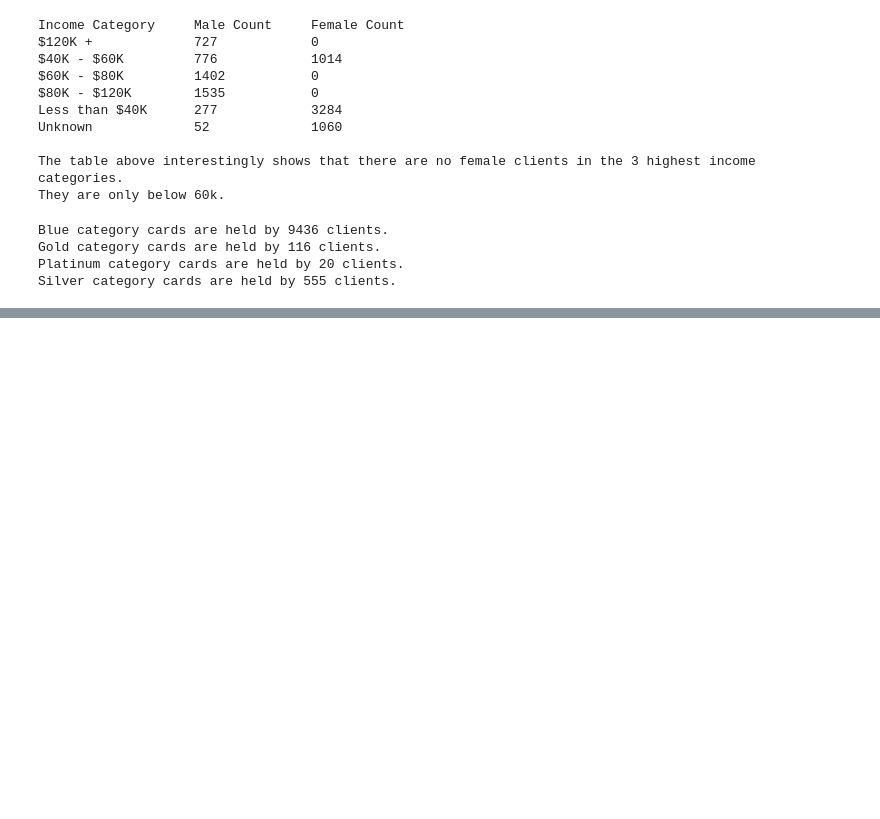
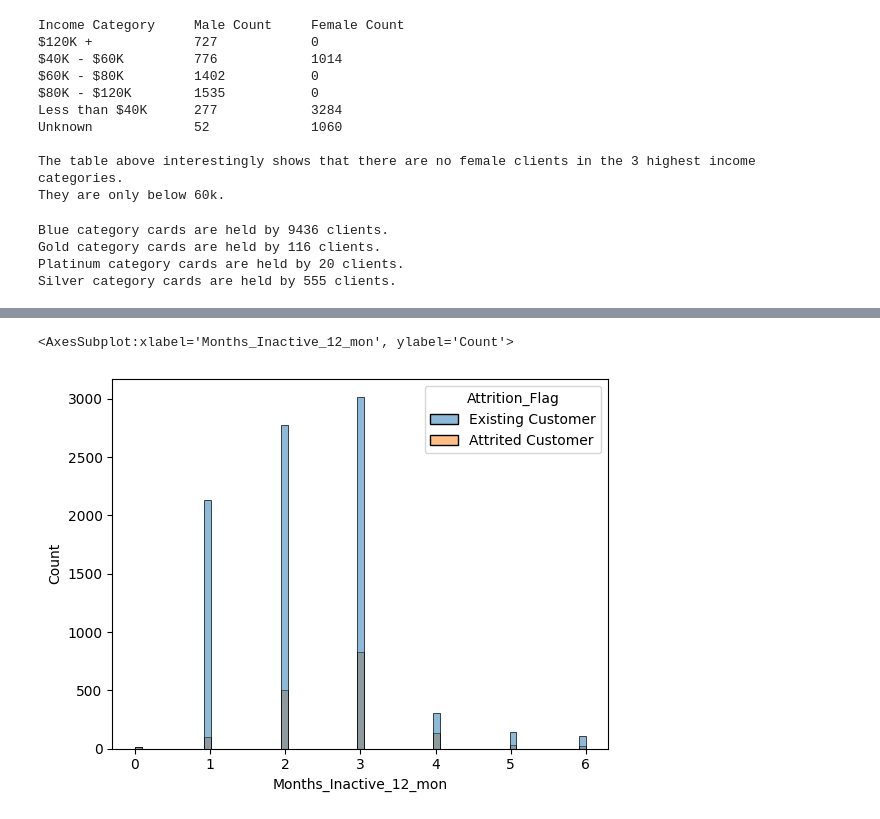
Before and after one commit to mercedesf17/sql_bank_analysis, a Jupyter notebook: sql_queries.ipynb, the cells around one changed output, grey strips where cells are left out. Saved outputs shown, nothing was run; the diff lists cells and outputs as text; code cells hidden in the pictures; blank space fills up the shorter version.

```diff
--- a/sql_queries.ipynb
+++ b/sql_queries.ipynb
@@ -145,0 +234,5 @@ Silver category cards are held by 555 clients.
+# %%
+sns.histplot(bank_table, x = 'Months_Inactive_12_mon', hue="Attrition_Flag")
+# %% [output]
+<AxesSubplot:xlabel='Months_Inactive_12_mon', ylabel='Count'>
+[figure, added]
```
Also changed, not shown: parts of 15 cells of this notebook.
